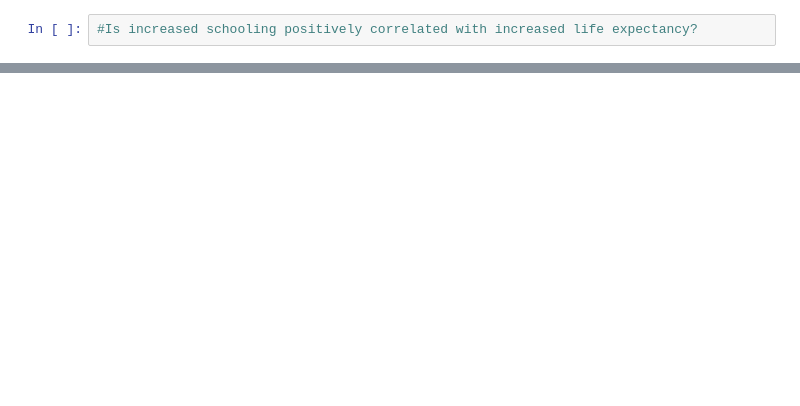
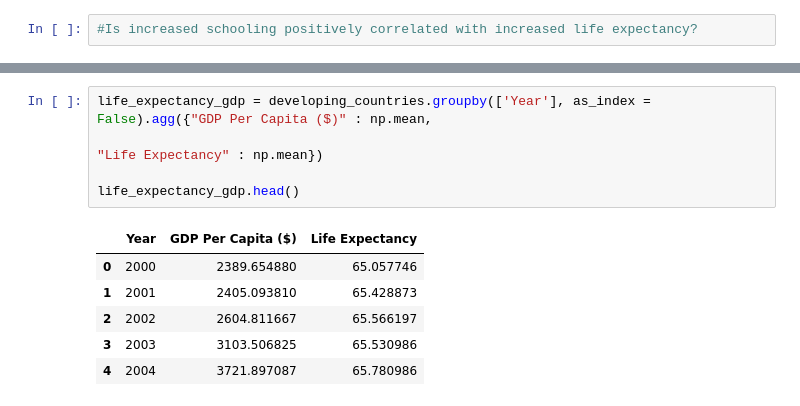
Before and after one commit to shechter430/project_one, a Jupyter notebook: Final_Analyzations.ipynb, the cells around one changed output, grey strips where cells are left out. Drawn from its saved outputs; the diff is of its cells as text; blank space fills up the shorter version.

```diff
--- a/Final_Analyzations.ipynb
+++ b/Final_Analyzations.ipynb
@@ -153,0 +186,12 @@ plt.savefig("output_graphs/Avg Life Expectancy vs Avg Schooling per Country (200
+# %%
+life_expectancy_gdp = developing_countries.groupby(['Year'], as_index = False).agg({"GDP Per Capita ($)" : np.mean,
+                                                                                                 "Life Expectancy" : np.mean})
+
+life_expectancy_gdp.head()
+# %% [output]
+|  | Year | GDP Per Capita ($) | Life Expectancy |
+| 0 | 2000 | 2389.654880 | 65.057746 |
+| 1 | 2001 | 2405.093810 | 65.428873 |
+| 2 | 2002 | 2604.811667 | 65.566197 |
+| 3 | 2003 | 3103.506825 | 65.530986 |
+| 4 | 2004 | 3721.897087 | 65.780986 |
```
Also changed, not shown: parts of 7 cells of this notebook, 8 other files.
